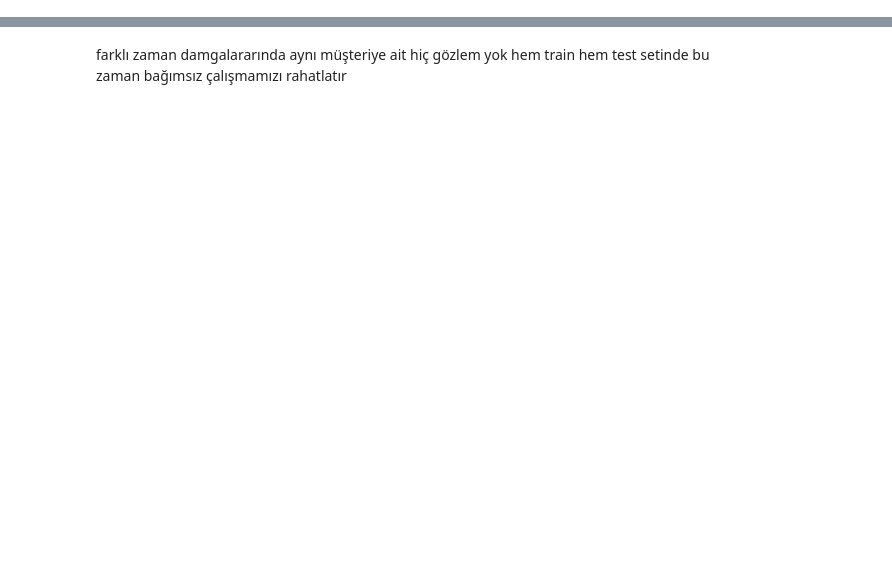
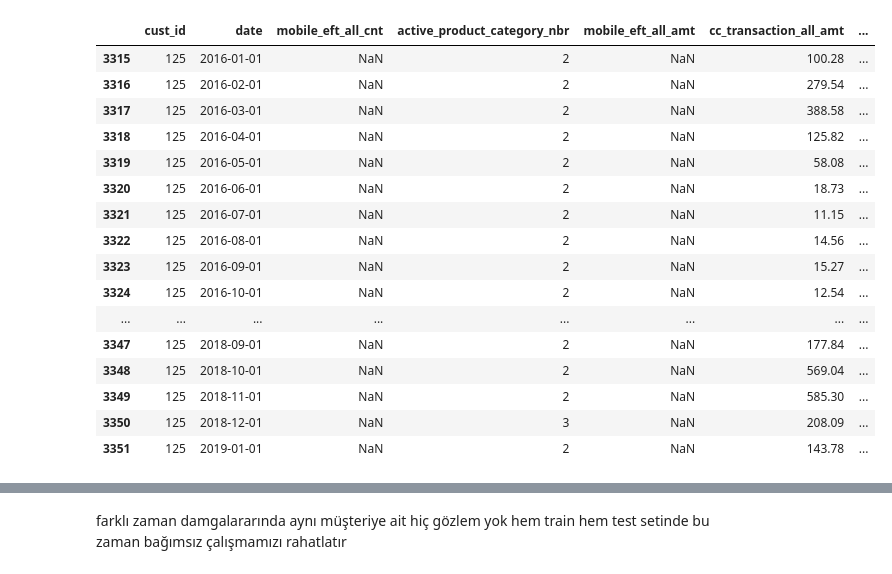
Before and after one commit to osman-tkdmr/ING_Datathon, a Jupyter notebook: analysis.ipynb, the cells around one changed output, grey strips where cells are left out. Cells and saved outputs as stored; diff of their text form; code cells hidden in the pictures; blank space fills up the shorter version.

```diff
--- a/analysis.ipynb
+++ b/analysis.ipynb
@@ -18,3 +18,27 @@ customers = pd.read_csv(f"{path}/customers.csv")
 referance_data = pd.read_csv(f"{path}/referance_data.csv")
 referance_data_test = pd.read_csv(f"{path}/referance_data_test.csv")
 sample_submission = pd.read_csv(f"{path}/sample_submission.csv")
+# %%
+referance_data["ref_date"] = pd.to_datetime(referance_data["ref_date"])
+referance_data_test["ref_date"] = pd.to_datetime(referance_data_test["ref_date"])
+customer_history["date"] = pd.to_datetime(customer_history["date"])
+# %%
+customer_history[customer_history["cust_id"] == 125]
+# %% [output]
+|  | cust_id | date | mobile_eft_all_cnt | active_product_category_nbr | mobile_eft_all_amt | cc_transaction_all_amt | ... |
+| 3315 | 125 | 2016-01-01 | NaN | 2 | NaN | 100.28 | ... |
+| 3316 | 125 | 2016-02-01 | NaN | 2 | NaN | 279.54 | ... |
+| 3317 | 125 | 2016-03-01 | NaN | 2 | NaN | 388.58 | ... |
+| 3318 | 125 | 2016-04-01 | NaN | 2 | NaN | 125.82 | ... |
+| 3319 | 125 | 2016-05-01 | NaN | 2 | NaN | 58.08 | ... |
+| 3320 | 125 | 2016-06-01 | NaN | 2 | NaN | 18.73 | ... |
+| 3321 | 125 | 2016-07-01 | NaN | 2 | NaN | 11.15 | ... |
+| 3322 | 125 | 2016-08-01 | NaN | 2 | NaN | 14.56 | ... |
+| 3323 | 125 | 2016-09-01 | NaN | 2 | NaN | 15.27 | ... |
+| 3324 | 125 | 2016-10-01 | NaN | 2 | NaN | 12.54 | ... |
+| ... | ... | ... | ... | ... | ... | ... | ... |
+| 3347 | 125 | 2018-09-01 | NaN | 2 | NaN | 177.84 | ... |
+| 3348 | 125 | 2018-10-01 | NaN | 2 | NaN | 569.04 | ... |
+| 3349 | 125 | 2018-11-01 | NaN | 2 | NaN | 585.30 | ... |
+| 3350 | 125 | 2018-12-01 | NaN | 3 | NaN | 208.09 | ... |
+| 3351 | 125 | 2019-01-01 | NaN | 2 | NaN | 143.78 | ... |
```
Also changed, not shown: parts of 73 cells of this notebook, 4 other files.
